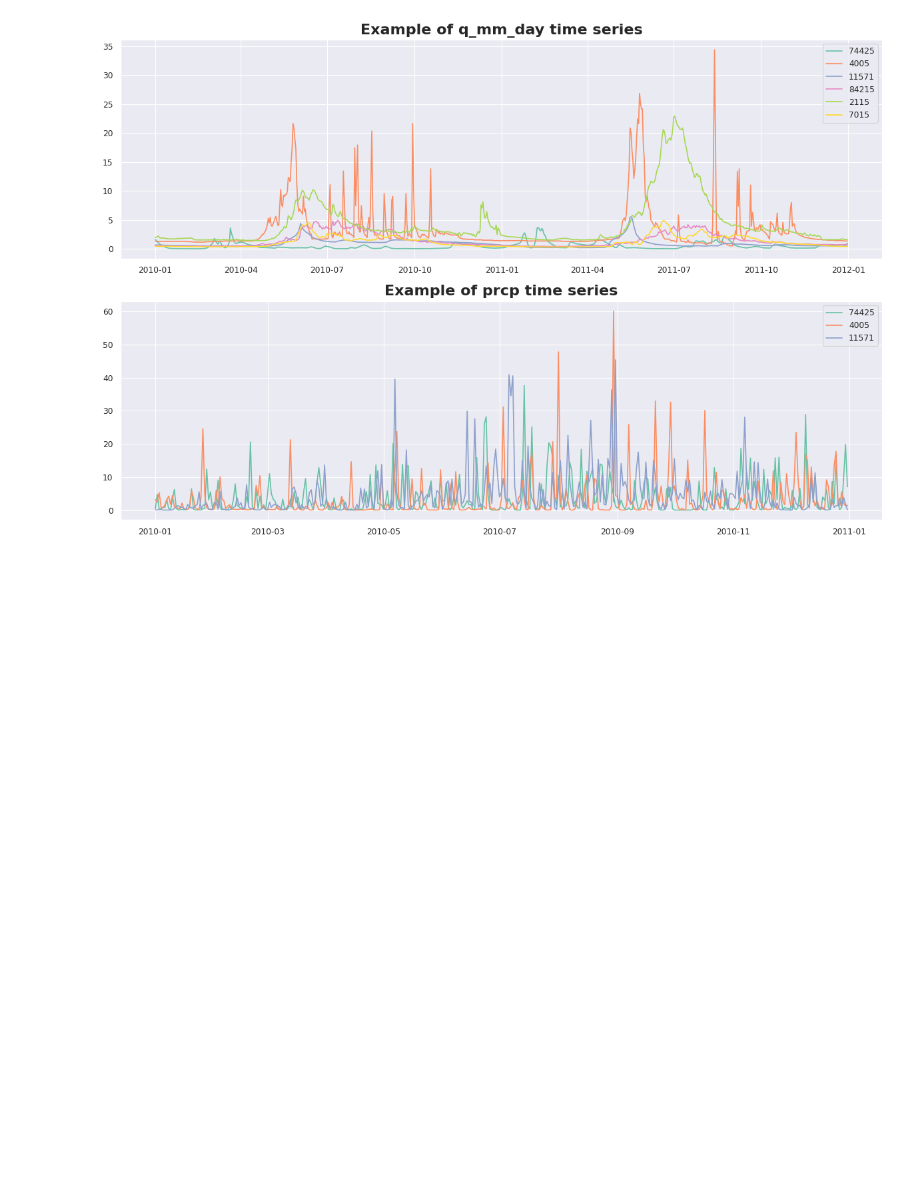
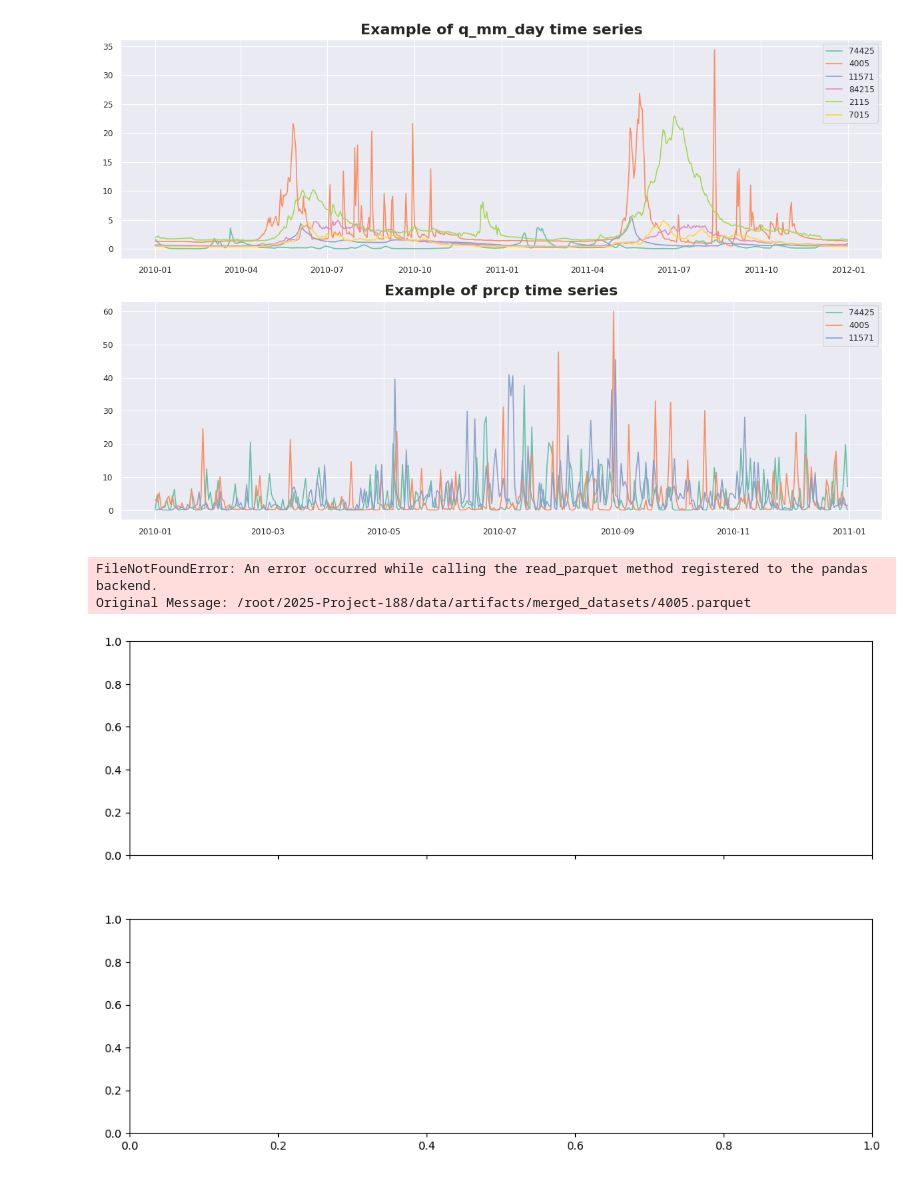
Before and after one commit to intsystems/2025-Project-188, a Jupyter notebook: code/notebooks/Fast and small/Data analysis.ipynb, the cells around one changed output. Drawn from its saved outputs; the diff is of its cells as text; code cells hidden in the pictures; blank space fills up the shorter version.

```diff
--- a/code/notebooks/Fast and small/Data analysis.ipynb
+++ b/code/notebooks/Fast and small/Data analysis.ipynb
@@ -353,7 +353,7 @@ class TSPlotStyle:
 # %%
 import matplotlib.pyplot as plt
 
-T = [74425, 4005, 11571, 84215, 2115, 7015]
+T = [4005]
 
 plt.figure(figsize=(12, 8))
 for i in T:
@@ -394,3 +394,74 @@ plt.show()
 # %% [output]
 Plot saved to 'target_time_series.pdf'
 [figure]
+# %%
+import matplotlib.pyplot as plt
+import pandas as pd
+
+# -------------------------------------------------
+# Parameters you might want to tweak
+GAUGE_IDS = [4005]              # one or many gauges
+YEARS      = [2010, 2011]       # which calendar years to include
+PRCP_FREQ  = "D"                # 'D' for daily totals, 'M' for monthly, etc.
+FIGSIZE    = (12, 8)
+# -------------------------------------------------
+
+def load_and_prepare(gauge_id: int, years):
+    """
+    Loads one gauge, sets datetime index, and filters by calendar years.
+    Assumes `load_train_gauge` is available in your environment.
+    """
+    df = (
+        load_train_gauge(gauge_id)
+        .drop(columns="gauge_id")
+        .set_index("date")
+        .compute()                      # Dask → Pandas
+    )
+    return df[df.index.year.isin(years)]
+
+# ── Build the combined figure ────────────────────────────────────────────
+fig, (ax_prcp, ax_q) = plt.subplots(
+    2, 1, figsize=FIGSIZE, sharex=True,
+    gridspec_kw=dict(hspace=0.30)       # vertical spacing
+)
+
+for gid in GAUGE_IDS:
+    df = load_and_prepare(gid, YEARS)
+
+    # ── 1. PRECIPITATION BAR CHART (TOP) ──
+    prcp = df["prcp"].resample(PRCP_FREQ).sum()
+    # You can switch PRCP_FREQ to "M" for monthly sums, etc.
+    ax_prcp.bar(
+        prcp.index, prcp.values,
+        width=1 if PRCP_FREQ == "D" else 20,      # crude width heuristic
+        label=f"Gauge {gid}"
+    )
+
+    # ── 2. STREAMFLOW LINE PLOT (BOTTOM) ──
+    ax_q.plot(
+        df.index, df["q_mm_day"],
+        label=f"Gauge {gid}"
+    )
+
+# ── Annotate and style axes ──────────────────────────────────────────────
+ax_prcp.set_title("Precipitation totals",  fontdict=TSPlotter.TITLE_FONTDICT)
+ax_prcp.set_ylabel("mm")
+ax_prcp.legend()
+
+ax_q.set_title("Daily streamflow (q_mm_day)", fontdict=TSPlotter.TITLE_FONTDICT)
+ax_q.set_ylabel("mm / day")
+ax_q.legend()
+
+fig.suptitle("Gauge time-series overview", fontsize=16)
+plt.tight_layout(rect=[0, 0, 1, 0.96])   # leave room for suptitle
+
+# ── Save, then show ──────────────────────────────────────────────────────
+output_path = "target_time_series.pdf"
+plt.savefig(output_path, format="pdf", bbox_inches="tight")
+print(f"Plot saved to {output_path!r}")
+
+plt.show()
+# %% [output]
+FileNotFoundError: An error occurred while calling the read_parquet method registered to the pandas backend.
+Original Message: /root/2025-Project-188/data/artifacts/merged_datasets/4005.parquet
+[figure, added]
```
Also changed, not shown: 15 other files.
